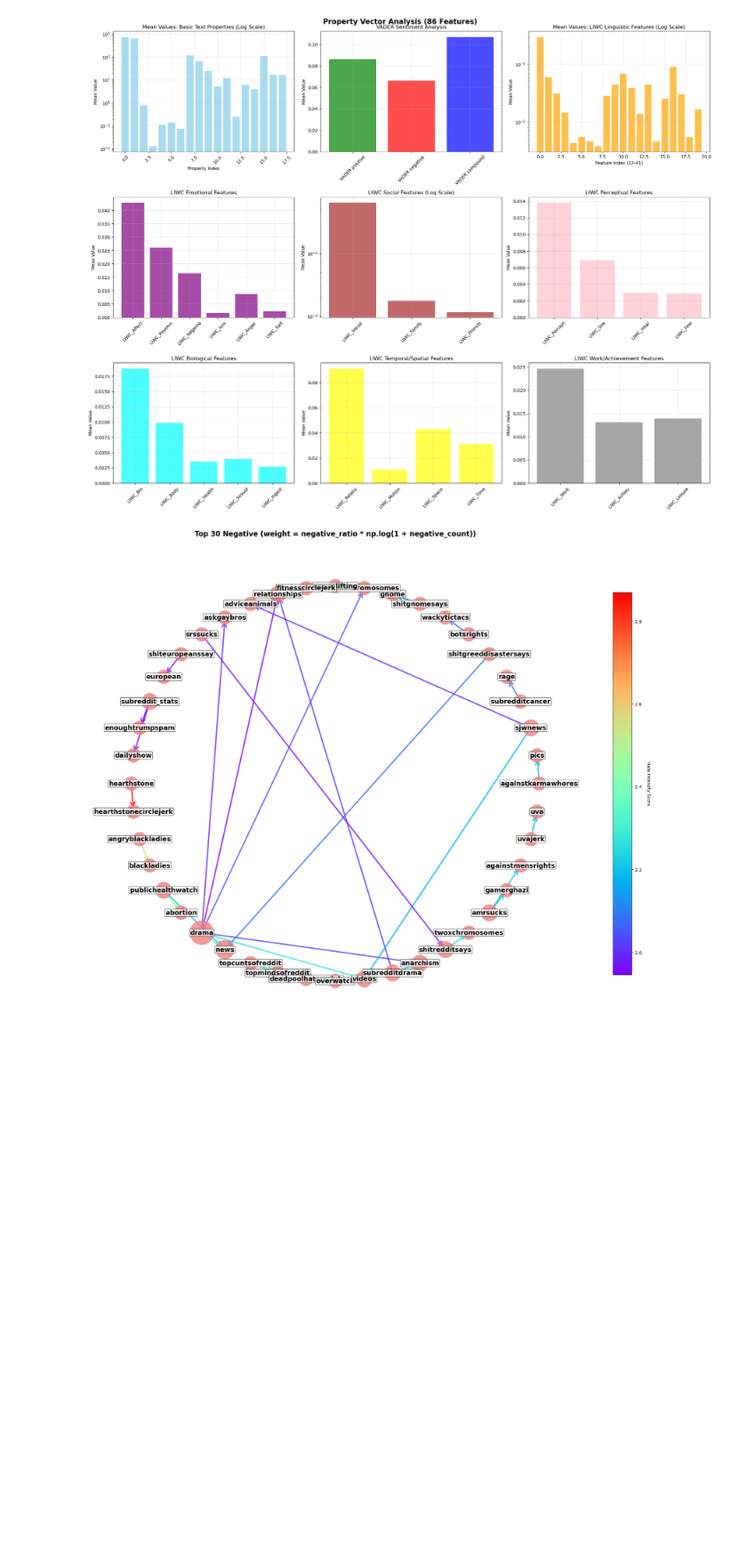
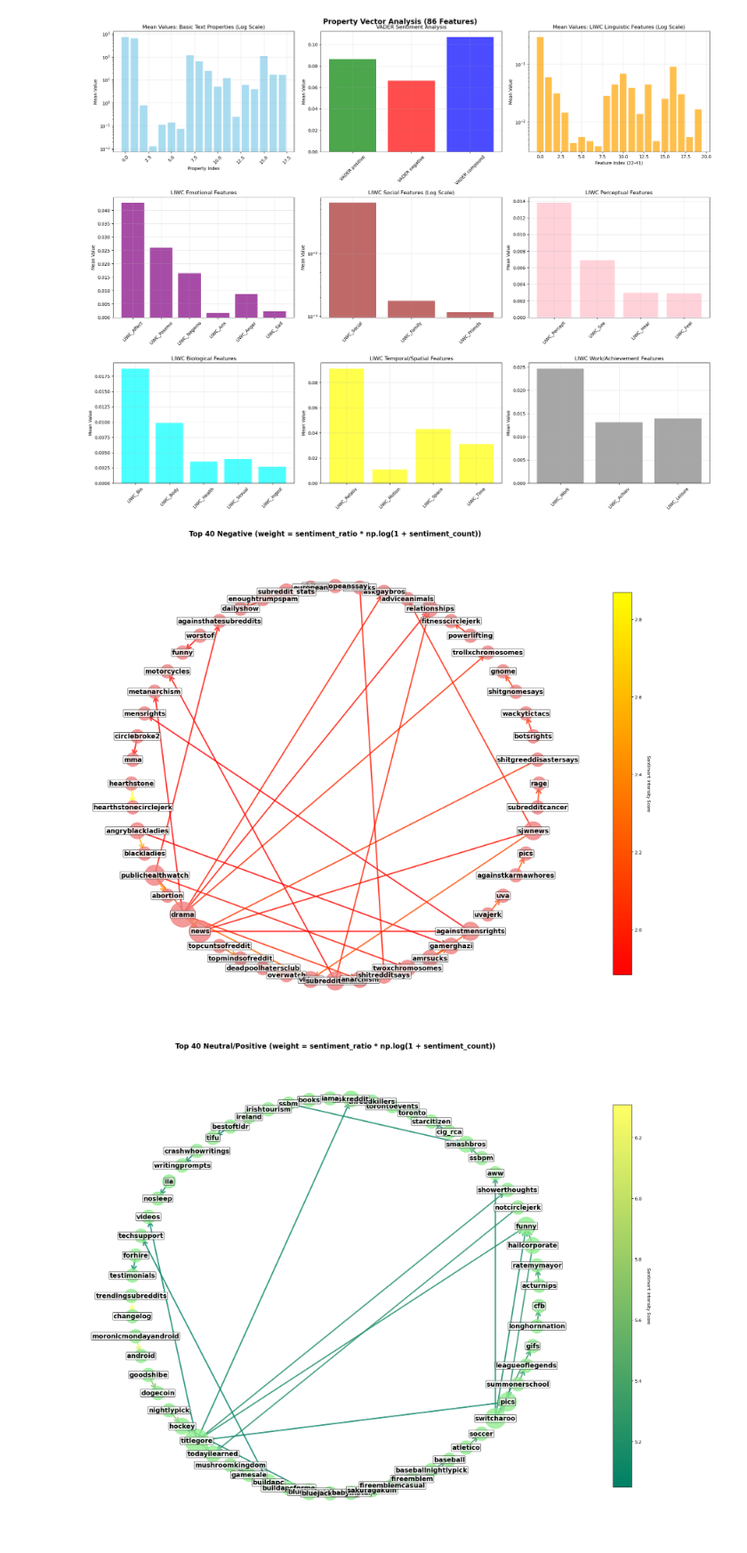
Before and after one commit to EPFLHenrik/ViralRedditCookbook, a Jupyter notebook: results.ipynb, the cells around one changed output. Shown at 89% size. Cells and saved outputs as stored; diff of their text form; code cells hidden in the pictures; blank space fills up the shorter version.

Commit message:
Added positive sentiment graphs as well

```diff
--- a/results.ipynb
+++ b/results.ipynb
@@ -21,18 +21,23 @@ plot_property_vector_analysis(G, show=True)
 from src.utils.data_utils import load_reddit_graph
 G = load_reddit_graph()
 # %%
-from src.data.create_negative_graph import create_and_visualize_graph
+from src.data.create_sentiment_graph import create_and_visualize_graph
 
-# The third option seems the best to me
+# Note: 'sentiment_intensity' is the best metric to visualize imo
 
+# NEGATIVE SENTIMENT
 # create_and_visualize_graph(G, 'negative_frequency', top_n=30, show=True)
 # create_and_visualize_graph(G, 'relative_negative', top_n=30, show=True)
-create_and_visualize_graph(G, 'hate_intensity', top_n=30, show=True)
+create_and_visualize_graph(G, 'sentiment_intensity', sentiment='neg', top_n=40, show=True)
 # create_and_visualize_graph(G, 'negative_count', top_n=30, show=True)
 # create_and_visualize_graph(G, 'source_total_negative', top_n=30, show=True)
 # create_and_visualize_graph(G, 'source_activity_weighted', top_n=30, show=True)
 # create_and_visualize_graph(G, 'target_activity_weighted', top_n=30, show=True)
 # create_and_visualize_graph(G, 'combined_activity', top_n=30, show=True)
 # create_and_visualize_graph(G, 'subreddit_size_ratio', top_n=30, show=True)
+
+# POSITIVE SENTIMENT
+create_and_visualize_graph(G, 'sentiment_intensity', sentiment='pos', top_n=40, show=True)
 # %% [output]
-[figure, old version]
+[figure, new version]
+[figure, added]
```
Also changed, not shown: 5 other files.
